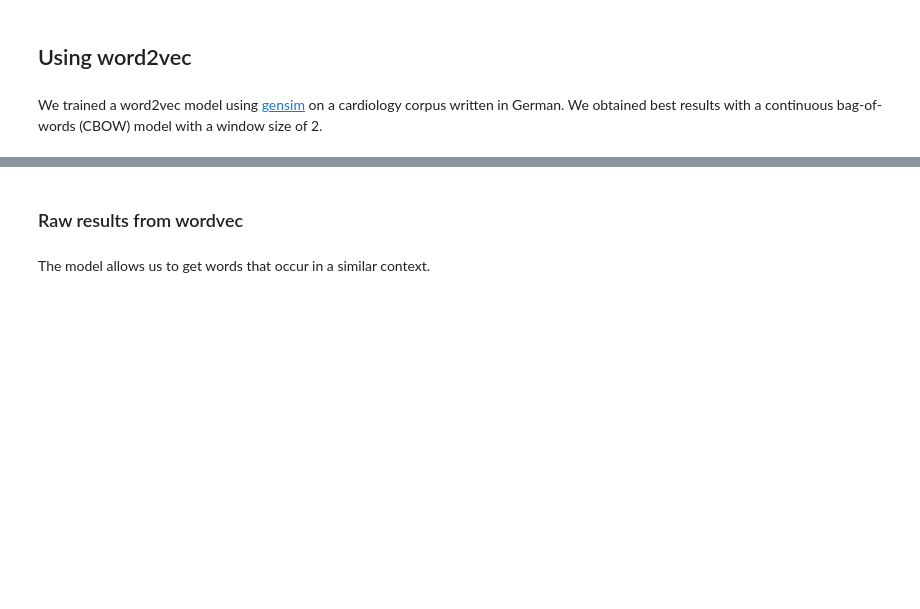
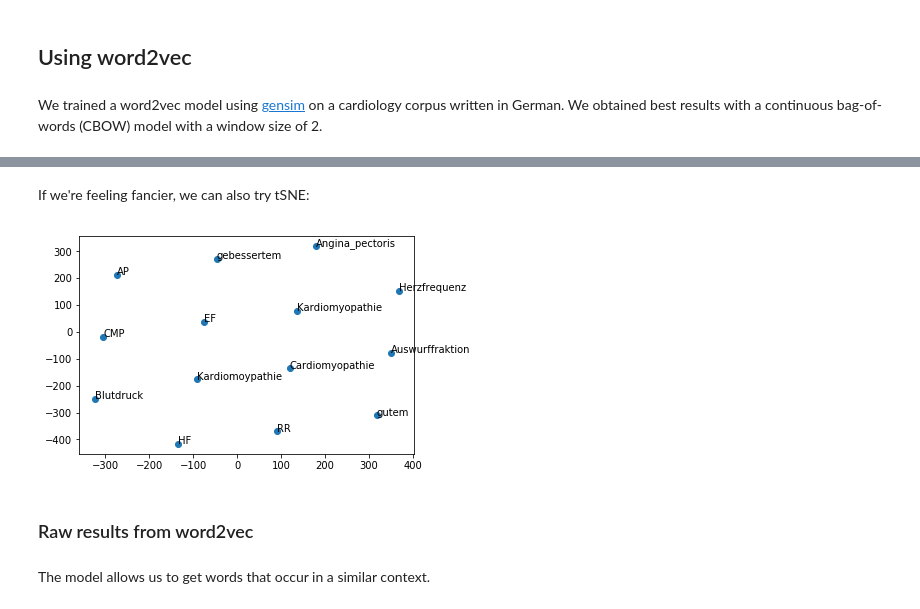
Before and after one commit to bst-mug/acres, a Jupyter notebook: notebooks/demo.ipynb, the cells around one changed output, grey strips where cells are left out. Saved outputs shown, nothing was run; the diff lists cells and outputs as text; code cells hidden in the pictures; blank space fills up the shorter version.

```diff
--- a/notebooks/demo.ipynb
+++ b/notebooks/demo.ipynb
@@ -31,5 +80,15 @@ We trained a word2vec model using [gensim](https://radimrehurek.com/gensim/model
+# %% [markdown]
+If we're feeling fancier, we can also try tSNE:
+# %%
+from sklearn.manifold import TSNE
+
+tsne = TSNE(n_components=2, random_state=0)
+data = tsne.fit_transform(X)
+display_words(data, words)
+# %% [output]
+[figure, added]
 # %% [markdown]
-### Raw results from wordvec
+### Raw results from word2vec
 # %%
 from acres.nn import test
 
```
Also changed, not shown: parts of 23 cells of this notebook, 1 other file.
